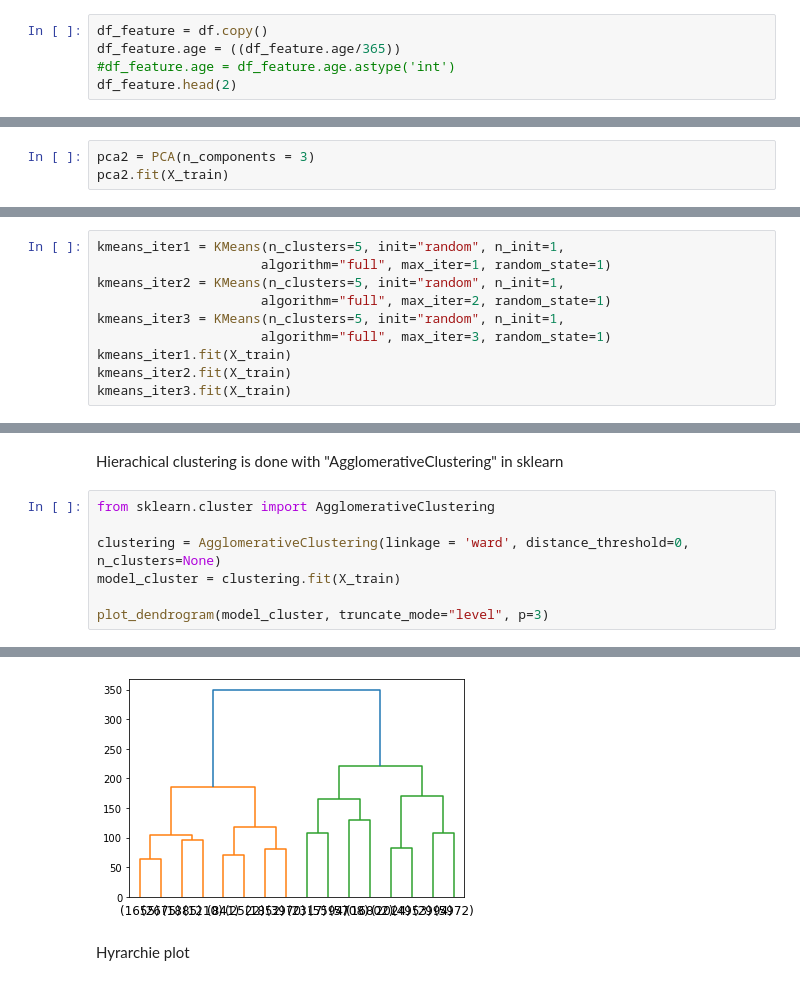
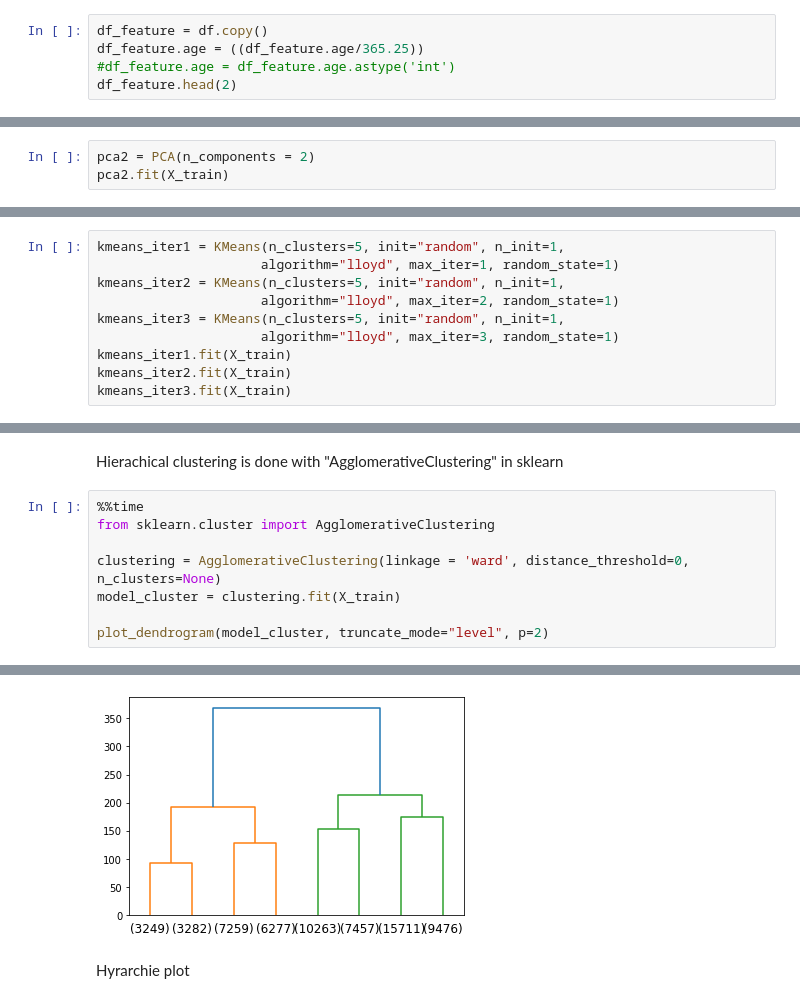
Before and after one commit to makrez/cardio_train, a Jupyter notebook: Cardio.ipynb, the cells around one changed output, grey strips where cells are left out. Drawn from its saved outputs; the diff is of its cells as text.

```diff
--- a/Cardio.ipynb
+++ b/Cardio.ipynb
@@ -132,7 +135,7 @@ The age is in days, lets convert it into years.
 ### Feature enhancement and Cleansing
 # %%
 df_feature = df.copy()
-df_feature.age = ((df_feature.age/365))
+df_feature.age = ((df_feature.age/365.25))
 #df_feature.age = df_feature.age.astype('int')
 df_feature.head(2)
 # %% [output]
@@ -650,4 +630,4 @@ Check with 3 Components
 # %%
-pca2 = PCA(n_components = 3)
+pca2 = PCA(n_components = 2)
 pca2.fit(X_train)
 # %% [output]
@@ -740,10 +888,10 @@ Lets See how random centroids effect the clustering
 # %%
 kmeans_iter1 = KMeans(n_clusters=5, init="random", n_init=1,
-                     algorithm="full", max_iter=1, random_state=1)
+                     algorithm="lloyd", max_iter=1, random_state=1)
 kmeans_iter2 = KMeans(n_clusters=5, init="random", n_init=1,
-                     algorithm="full", max_iter=2, random_state=1)
+                     algorithm="lloyd", max_iter=2, random_state=1)
 kmeans_iter3 = KMeans(n_clusters=5, init="random", n_init=1,
-                     algorithm="full", max_iter=3, random_state=1)
+                     algorithm="lloyd", max_iter=3, random_state=1)
 kmeans_iter1.fit(X_train)
 kmeans_iter2.fit(X_train)
 kmeans_iter3.fit(X_train)
@@ -861,10 +995,11 @@ X_train.head()
 # %% [markdown]
 Hierachical clustering is done with "AgglomerativeClustering" in sklearn
 # %%
+%%time
 from sklearn.cluster import AgglomerativeClustering
 
 clustering = AgglomerativeClustering(linkage = 'ward', distance_threshold=0, n_clusters=None)
 model_cluster = clustering.fit(X_train)
 
-plot_dendrogram(model_cluster, truncate_mode="level", p=3)
+plot_dendrogram(model_cluster, truncate_mode="level", p=2)
 # %% [output]
@@ -871,4 +1008,4 @@ plot_dendrogram(model_cluster, truncate_mode="level", p=3)
-[figure, old version]
+[figure, new version]
 # %% [markdown]
 Hyrarchie plot
 # %% [markdown]
```
Also changed, not shown: parts of 89 cells of this notebook.
